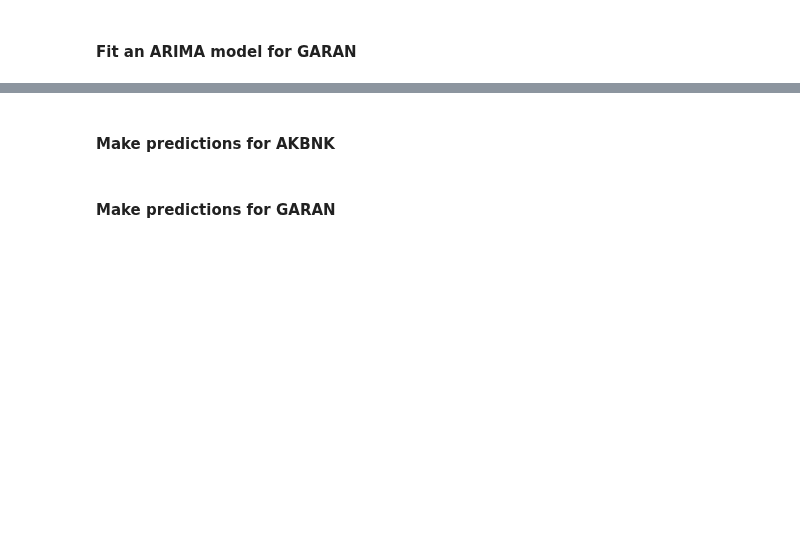
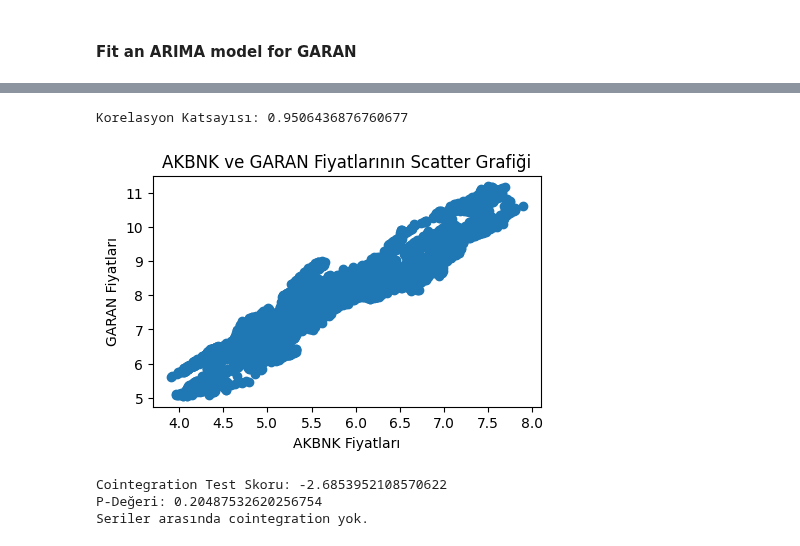
Before and after one commit to eylulranasarac/ie423-group, a Jupyter notebook: ProjectPart2/ARIMA.ipynb, the cells around one changed output, grey strips where cells are left out. Cells and saved outputs as stored; diff of their text form; code cells hidden in the pictures; blank space fills up the shorter version.

```diff
--- a/ProjectPart2/ARIMA.ipynb
+++ b/ProjectPart2/ARIMA.ipynb
@@ -198,7 +201,37 @@ Total fit time: 1.702 seconds
 
 Warnings:
 [1] Covariance matrix calculated using the outer product of gradients (complex-step).
-# %% [markdown]
-#### Make predictions for AKBNK
-# %% [markdown]
-#### Make predictions for GARAN
+# %%
+# İki hisse senedinin kapanış fiyatlarını alma
+akbnk_prices = combined_data_AKBNK['price']
+garan_prices = combined_data_GARAN['price']
+
+# Korelasyon hesaplama
+correlation = akbnk_prices.corr(garan_prices)
+print(f'Korelasyon Katsayısı: {correlation}')
+
+# Fiyatlar arasındaki ilişkiyi görselleştirme
+plt.figure(figsize=(5,3))
+plt.scatter(akbnk_prices, garan_prices)
+plt.xlabel('AKBNK Fiyatları')
+plt.ylabel('GARAN Fiyatları')
+plt.title('AKBNK ve GARAN Fiyatlarının Scatter Grafiği')
+plt.show()
+
+# Cointegration testi
+score, p_value, _ = coint(akbnk_prices, garan_prices)
+
+print(f'Cointegration Test Skoru: {score}')
+print(f'P-Değeri: {p_value}')
+
+# Eğer p-değeri 0.05'ten küçükse, seriler arasında cointegration olduğu kabul edilir
+if p_value < 0.05:
+    print('Seriler arasında cointegration var.')
+else:
+    print('Seriler arasında cointegration yok.')
+# %% [output]
+Korelasyon Katsayısı: 0.9506436876760677
+[figure, added]
+Cointegration Test Skoru: -2.6853952108570622
+P-Değeri: 0.20487532620256754
+Seriler arasında cointegration yok.
```
Also changed, not shown: parts of 16 cells of this notebook.
